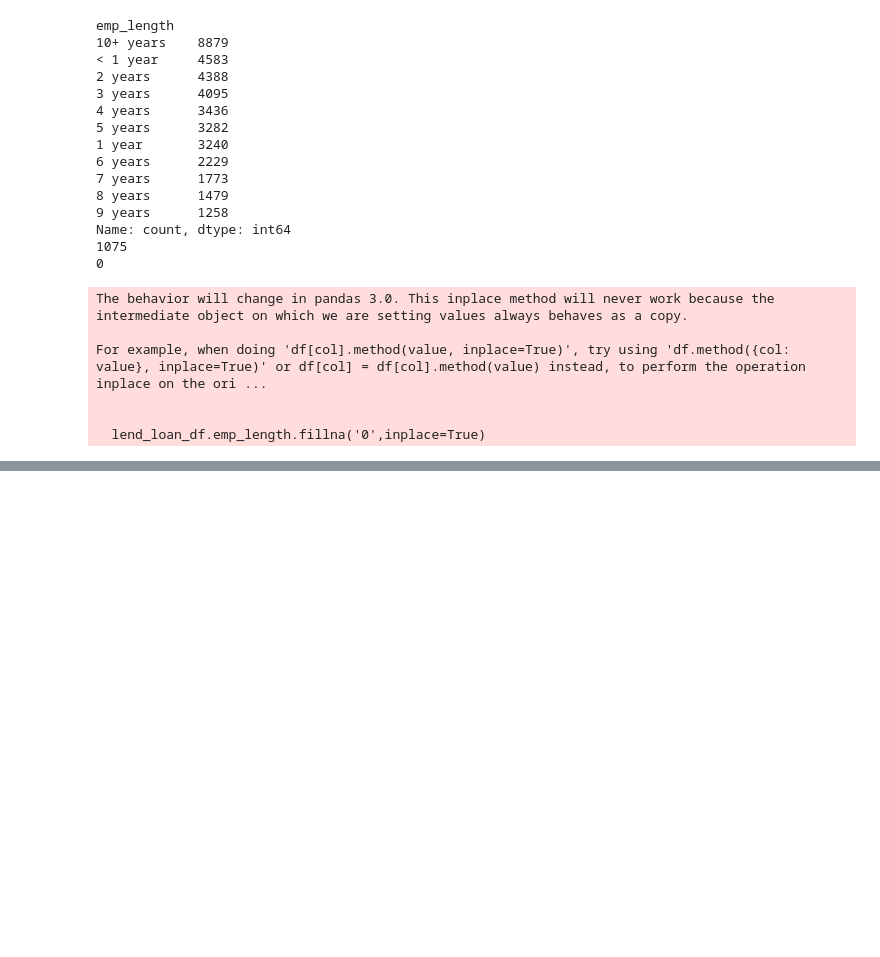
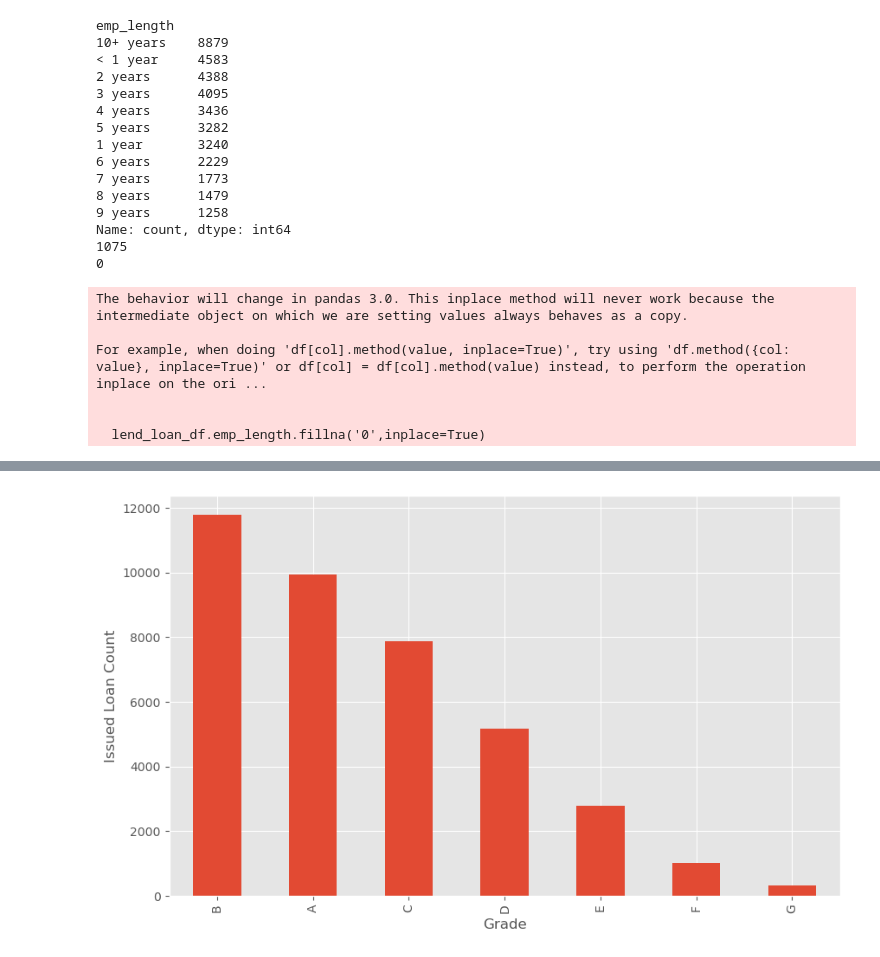
Before and after one commit to blogbydev/lendingcasestudy, a Jupyter notebook: lcs_srinivasan.ipynb, the cells around one changed output, grey strips where cells are left out. Saved outputs shown, nothing was run; the diff lists cells and outputs as text; code cells hidden in the pictures; blank space fills up the shorter version.

```diff
--- a/lcs_srinivasan.ipynb
+++ b/lcs_srinivasan.ipynb
@@ -242,0 +318,6 @@ Name: count, dtype: int64
+# %%
+plt.figure(figsize=[10,6])
+lend_loan_df.grade.value_counts().plot(kind='bar', xlabel='Grade', ylabel='Issued Loan Count', rot=90)
+plt.show()
+# %% [output]
+[figure, added]
```
Also changed, not shown: parts of 33 cells of this notebook.
